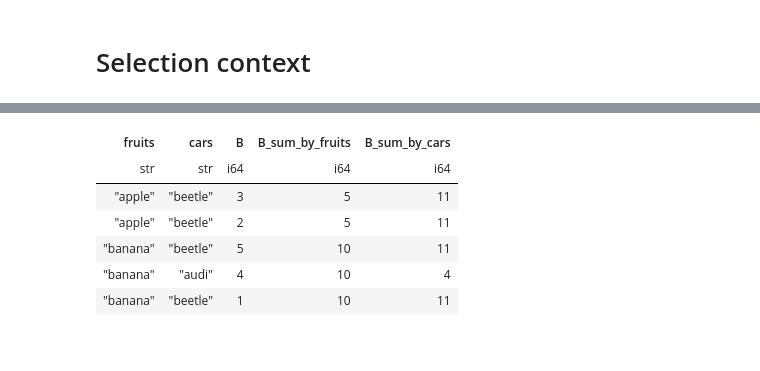
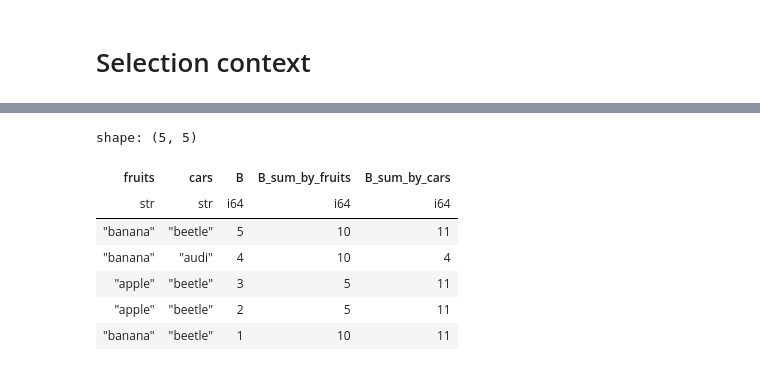
Before and after one commit to pola-rs/polars-book, a Jupyter notebook: user_guide/src/notebooks/introduction_polars-py.ipynb, the cells around one changed output, grey strips where cells are left out. Cells and saved outputs as stored; diff of their text form; code cells hidden in the pictures.

```diff
--- a/user_guide/src/notebooks/introduction_polars-py.ipynb
+++ b/user_guide/src/notebooks/introduction_polars-py.ipynb
@@ -266,11 +320,0 @@ some_var = 1
-# %%
-# We can explode the list column "cars"
-
-(df.sort("cars").groupby("fruits")
-    .agg([
-        pl.col("B").sum(),
-        pl.sum("B").alias("B_sum2"),  # syntactic sugar for the first
-        pl.first("fruits").alias("fruits_first"),
-        pl.count("A").alias("count"),
-        pl.col("cars").reverse()
-    ])).explode("cars")
@@ -345,18 +388,22 @@ pl.col("foo").aggregation_expression(..).over("column_used_to_group")
 # %%
-# groupby 2 different columns
+# We can also use window functions to do groupby over multiple columns
 
-(df.select([
-    "fruits",
-    "cars",
-    "B",
-    pl.col("B").sum().over("fruits").alias("B_sum_by_fruits"),
-    pl.col("B").sum().over("cars").alias("B_sum_by_cars"),
-]))
+(
+    df
+    .select(
+        "fruits",
+        "cars",
+        "B",
+        pl.col("B").sum().over("fruits").alias("B_sum_by_fruits"),
+        pl.col("B").sum().over("cars").alias("B_sum_by_cars"),
+    )
+)
 # %% [output]
+shape: (5, 5)
 | fruits | cars | B | B_sum_by_fruits | B_sum_by_cars |
 | str | str | i64 | i64 | i64 |
+| "banana" | "beetle" | 5 | 10 | 11 |
+| "banana" | "audi" | 4 | 10 | 4 |
 | "apple" | "beetle" | 3 | 5 | 11 |
 | "apple" | "beetle" | 2 | 5 | 11 |
-| "banana" | "beetle" | 5 | 10 | 11 |
-| "banana" | "audi" | 4 | 10 | 4 |
 | "banana" | "beetle" | 1 | 10 | 11 |
```
Also changed, not shown: parts of 29 cells of this notebook, 3 other files.
